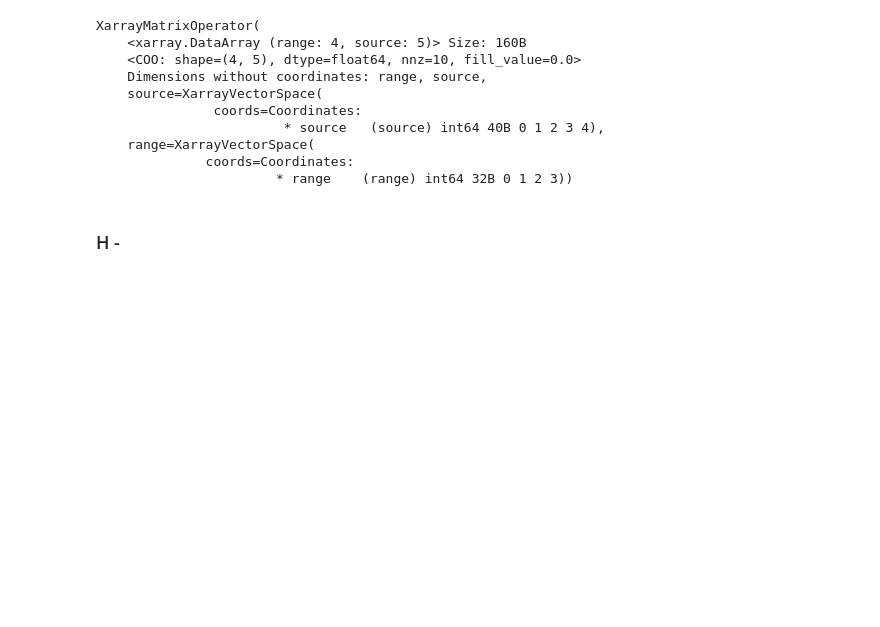
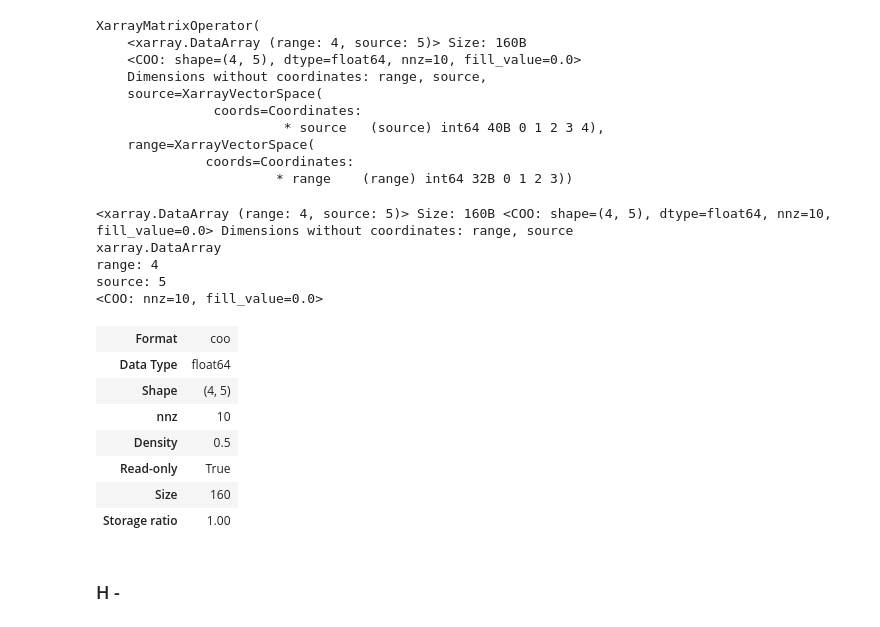
Before and after one commit to simonkeys/pylgs, a Jupyter notebook: nbs/api/pymor/operators.ipynb, the cells around one changed output. Cells and saved outputs as stored; diff of their text form; code cells hidden in the pictures; blank space fills up the shorter version.

```diff
--- a/nbs/api/pymor/operators.ipynb
+++ b/nbs/api/pymor/operators.ipynb
@@ -301,6 +308,22 @@ XarrayMatrixOperator(
     range=XarrayVectorSpace(
               coords=Coordinates:
                        * range    (range) int64 32B 0 1 2 3))
+# %%
+op.matrix
+# %% [output]
+<xarray.DataArray (range: 4, source: 5)> Size: 160B <COO: shape=(4, 5), dtype=float64, nnz=10, fill_value=0.0> Dimensions without coordinates: range, source
+xarray.DataArray
+range: 4
+source: 5
+<COO: nnz=10, fill_value=0.0>
+| Format | coo |
+| Data Type | float64 |
+| Shape | (4, 5) |
+| nnz | 10 |
+| Density | 0.5 |
+| Read-only | True |
+| Size | 160 |
+| Storage ratio | 1.00 |
 # %% [markdown]
 ### H -
 # %%
```
Also changed, not shown: parts of 18 cells of this notebook, 12 other files.
